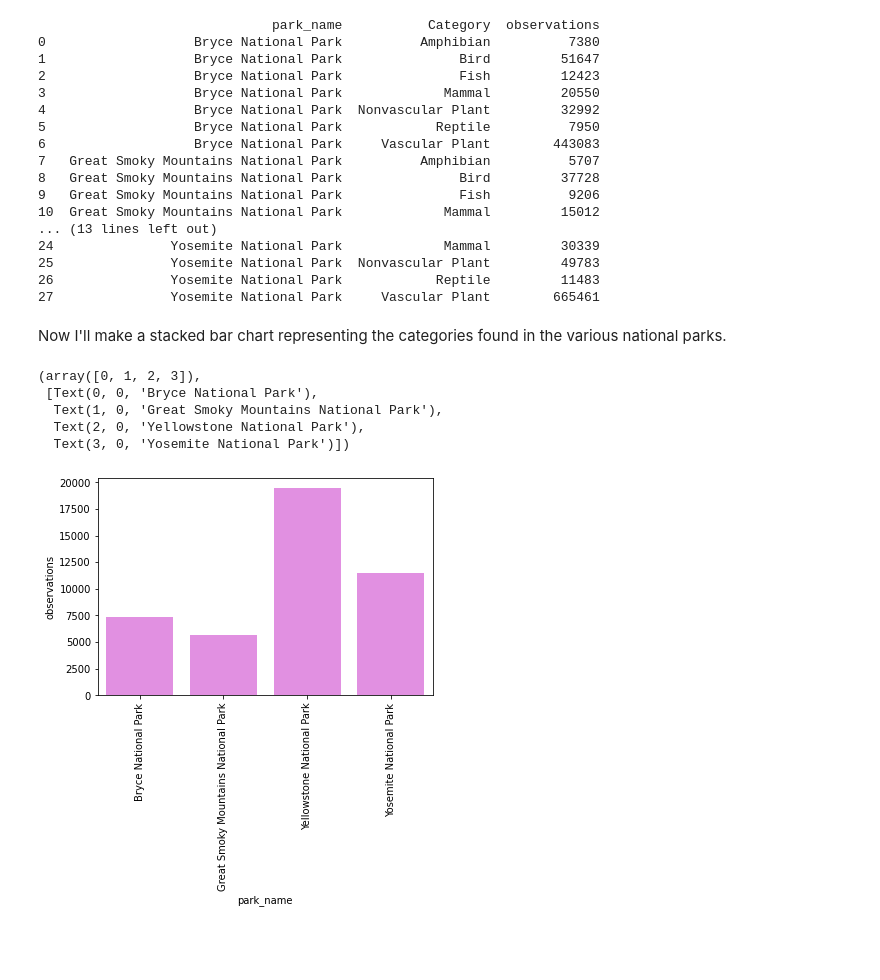
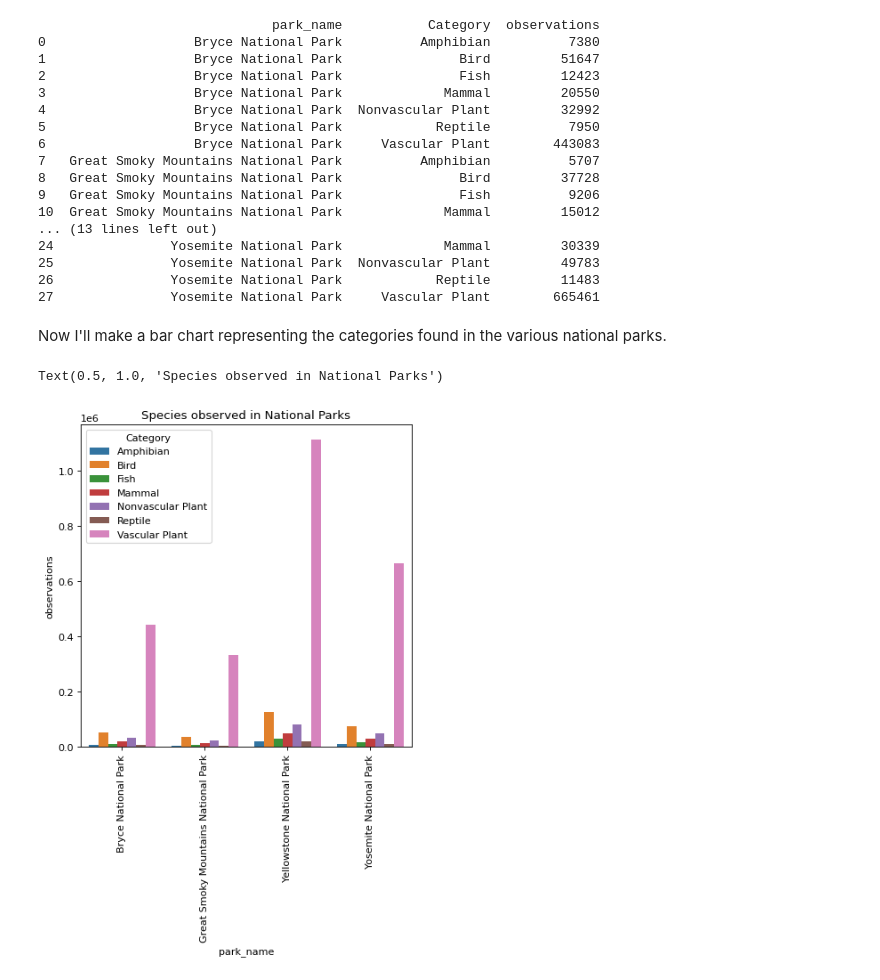
Before and after one commit to jaredjay91/Biodiversity-in-National-Parks, a Jupyter notebook: biodiversity.ipynb, the cells around one changed output. Drawn from its saved outputs; the diff is of its cells as text; code cells hidden in the pictures; blank space fills up the shorter version.

```diff
--- a/biodiversity.ipynb
+++ b/biodiversity.ipynb
@@ -105,17 +105,12 @@ print(df_categories)
 26               Yosemite National Park            Reptile         11483
 27               Yosemite National Park     Vascular Plant        665461
 # %% [markdown]
-Now I'll make a stacked bar chart representing the categories found in the various national parks.
+Now I'll make a bar chart representing the categories found in the various national parks.
-# %%
-df_amphibians = df_categories[df_categories.Category == "Amphibian"]
-bar1 = sns.barplot(x="park_name",  y="observations", data=df_amphibians, color='violet')
-df_birds = df_categories[df_categories.Category == "Bird"]
-#bar2 = sns.barplot(x="park_name",  y="observations", data=df_birds, color='blue')
-plt.xticks(rotation=90)
-# %% [output]
-(array([0, 1, 2, 3]),
- [Text(0, 0, 'Bryce National Park'),
-  Text(1, 0, 'Great Smoky Mountains National Park'),
-  Text(2, 0, 'Yellowstone National Park'),
-  Text(3, 0, 'Yosemite National Park')])
-[figure, removed]
+# %%
+fig = plt.figure(figsize=(6, 6), dpi=80)
+bar1 = sns.barplot(x="park_name",  y="observations", data=df_categories, hue='Category')
+plt.xticks(rotation=90)
+plt.title("Species observed in National Parks")
+# %% [output]
+Text(0.5, 1.0, 'Species observed in National Parks')
+[figure, added]
```
Also changed, not shown: parts of 9 cells of this notebook.
